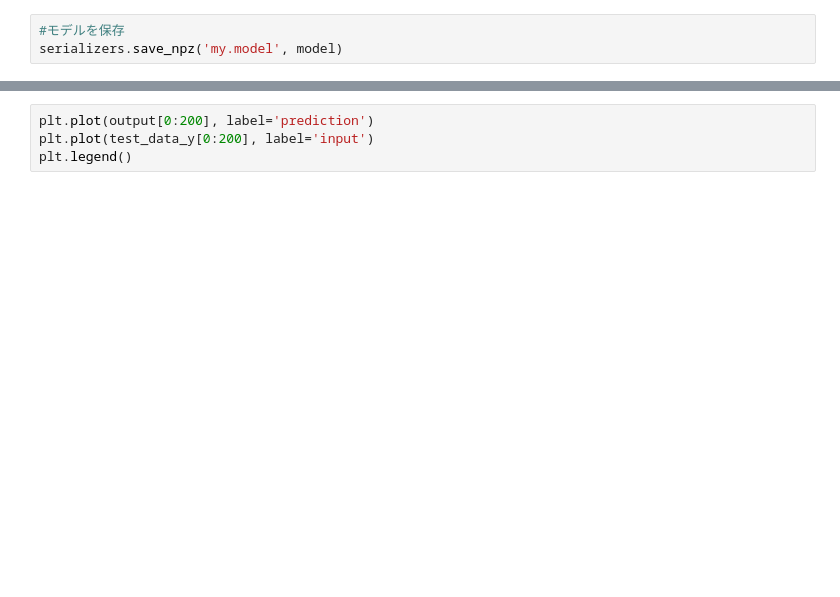
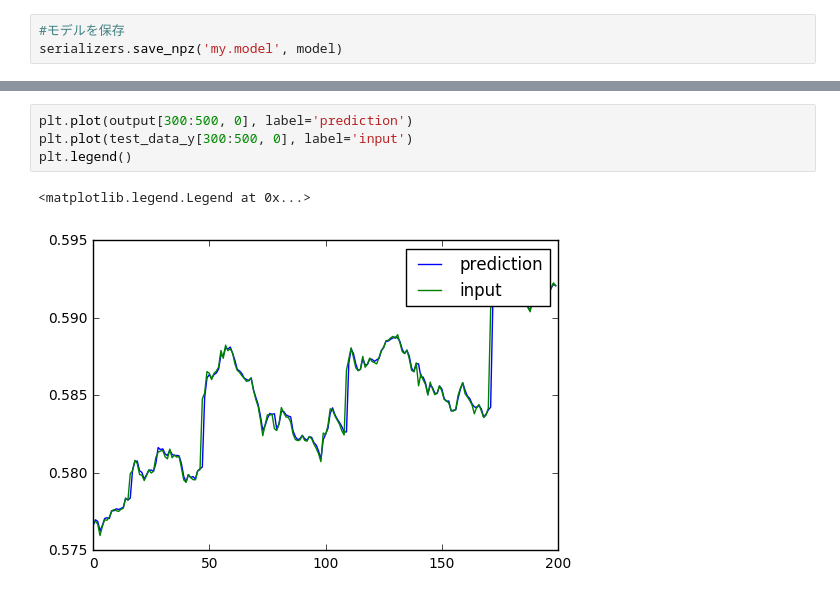
Before and after one commit to haretaro/ichiyo, a Jupyter notebook: net/train.ipynb, the cells around one changed output, grey strips where cells are left out. Saved outputs shown, nothing was run; the diff lists cells and outputs as text; blank space fills up the shorter version.

```diff
--- a/net/train.ipynb
+++ b/net/train.ipynb
@@ -141,4 +182,7 @@ print('test error = {}'.format(error))
 # %%
-plt.plot(output[0:200], label='prediction')
-plt.plot(test_data_y[0:200], label='input')
+plt.plot(output[300:500, 0], label='prediction')
+plt.plot(test_data_y[300:500, 0], label='input')
 plt.legend()
+# %% [output]
+<matplotlib.legend.Legend at 0x...>
+[figure, added]
```
Also changed, not shown: parts of 11 cells of this notebook, 1 other file.
